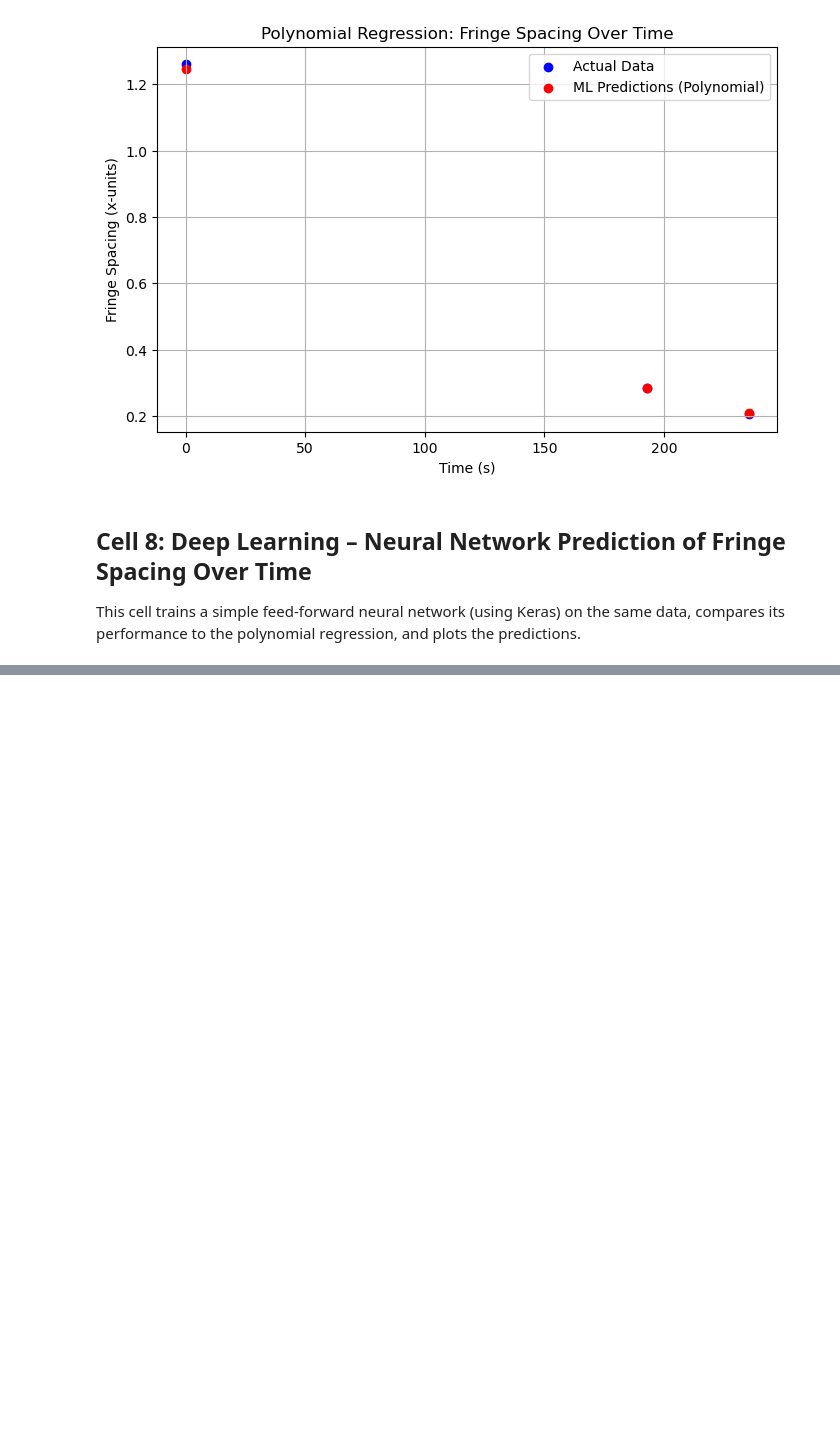
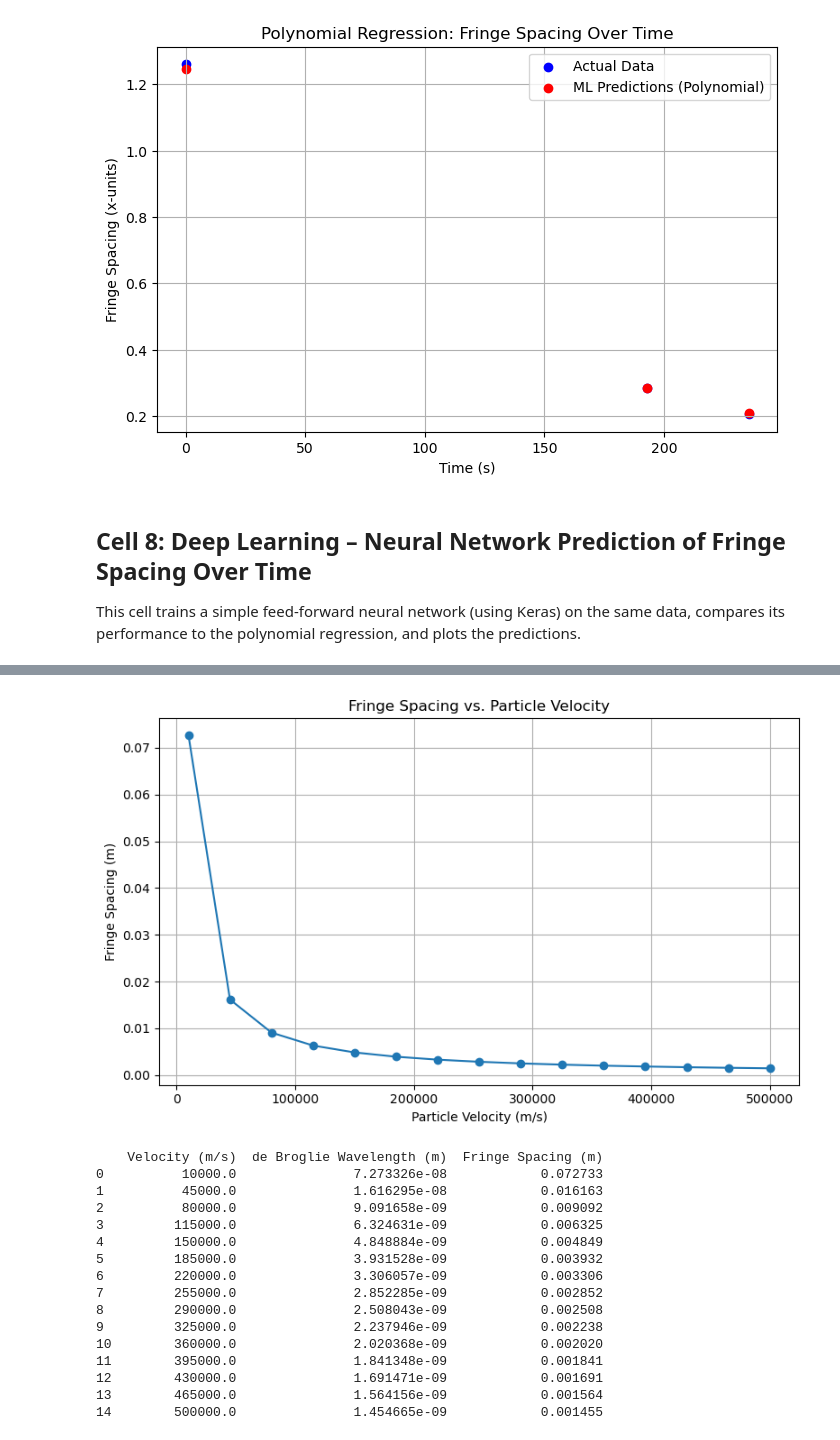
Before and after one commit to Akemp787/TimeDrivenQuantumCollapse, a Jupyter notebook: notebooks/double_slit_analysis.ipynb, the cells around one changed output, grey strips where cells are left out. Drawn from its saved outputs; the diff is of its cells as text; code cells hidden in the pictures; blank space fills up the shorter version.

```diff
--- a/notebooks/double_slit_analysis.ipynb
+++ b/notebooks/double_slit_analysis.ipynb
@@ -515 +515,66 @@ R-squared (R2) Score: -0.140247
 [figure]
+# %%
+import pandas as pd
+import numpy as np
+import matplotlib.pyplot as plt
+
+# ------------------------------
+# Constants and Setup
+# ------------------------------
+h = 6.626e-34  # Planck's constant (J·s)
+d = 1e-6       # Slit separation in meters (1 micrometer)
+L = 1.0        # Distance from slits to screen in meters
+
+# Define a range of particle velocities (m/s)
+velocities = np.linspace(1e4, 5e5, 15)
+
+# Assume a fixed particle mass (electron)
+m = 9.11e-31  # kg
+
+# ------------------------------
+# Calculations
+# ------------------------------
+wavelengths = h / (m * velocities)                  # de Broglie wavelengths
+fringe_spacings = wavelengths * L / d               # theoretical fringe spacings
+
+# Create DataFrame
+df_results = pd.DataFrame({
+    'Velocity (m/s)': velocities,
+    'de Broglie Wavelength (m)': wavelengths,
+    'Fringe Spacing (m)': fringe_spacings
+})
+
+# ------------------------------
+# Plot
+# ------------------------------
+plt.figure(figsize=(8, 5))
+plt.plot(velocities, fringe_spacings, marker='o')
+plt.xlabel('Particle Velocity (m/s)')
+plt.ylabel('Fringe Spacing (m)')
+plt.title('Fringe Spacing vs. Particle Velocity')
+plt.grid(True)
+plt.tight_layout()
+plt.show()
+
+# ------------------------------
+# Output Data
+# ------------------------------
+print(df_results)
+# %% [output]
+[figure, added]
+    Velocity (m/s)  de Broglie Wavelength (m)  Fringe Spacing (m)
+0          10000.0               7.273326e-08            0.072733
+1          45000.0               1.616295e-08            0.016163
+2          80000.0               9.091658e-09            0.009092
+3         115000.0               6.324631e-09            0.006325
+4         150000.0               4.848884e-09            0.004849
+5         185000.0               3.931528e-09            0.003932
+6         220000.0               3.306057e-09            0.003306
+7         255000.0               2.852285e-09            0.002852
+8         290000.0               2.508043e-09            0.002508
+9         325000.0               2.237946e-09            0.002238
+10        360000.0               2.020368e-09            0.002020
+11        395000.0               1.841348e-09            0.001841
+12        430000.0               1.691471e-09            0.001691
+13        465000.0               1.564156e-09            0.001564
+14        500000.0               1.454665e-09            0.001455
```
Also changed, not shown: parts of 3 cells of this notebook.
